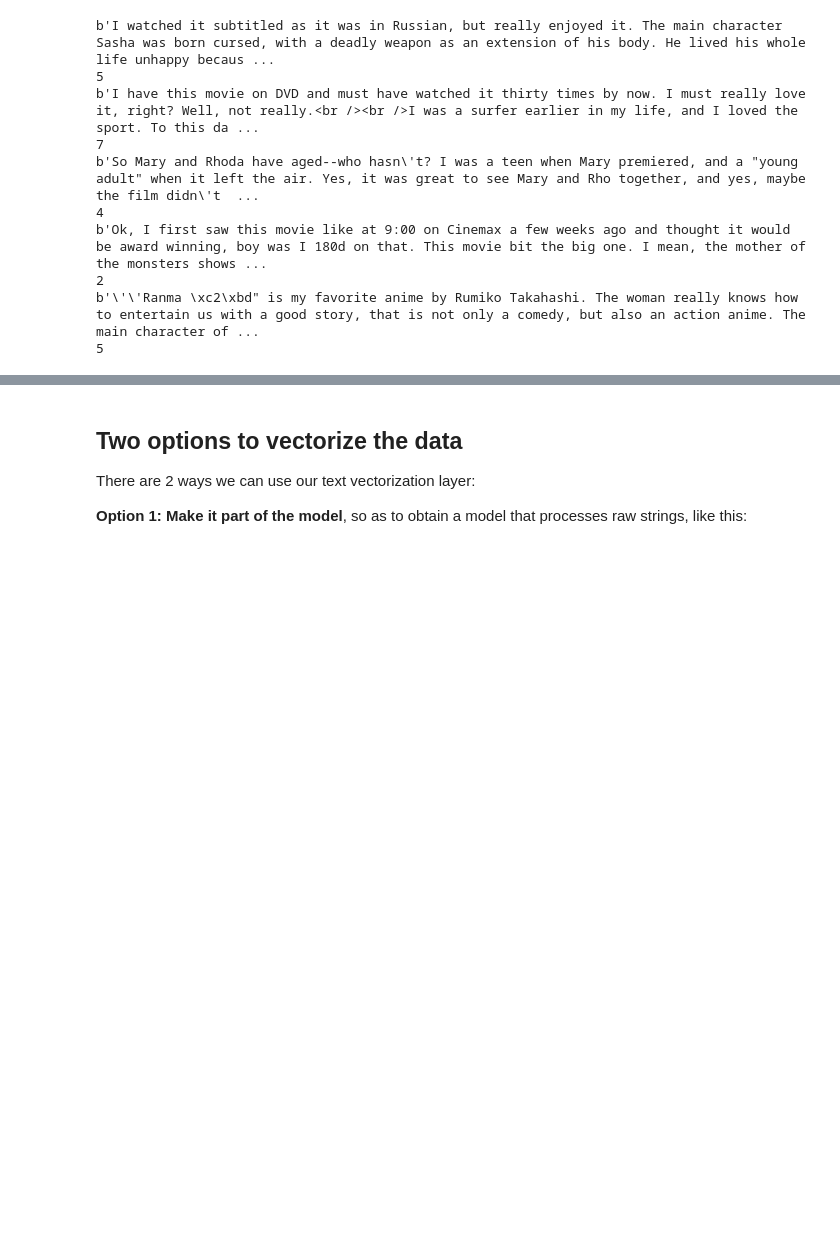
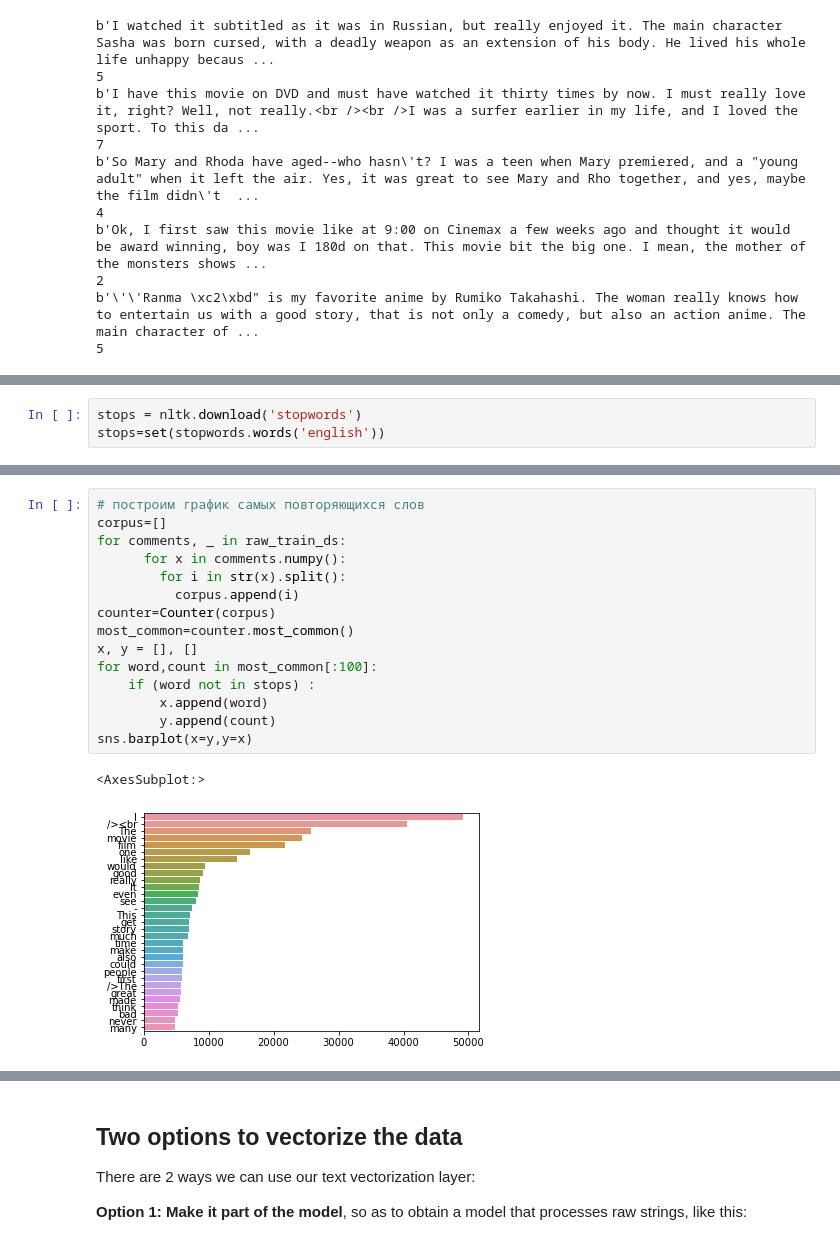
Before and after one commit to Sergey-Misyura/Pet-projects-DS, a Jupyter notebook: Movie review classifier/Movie review classifier.ipynb, the cells around one changed output, grey strips where cells are left out. Cells and saved outputs as stored; diff of their text form; blank space fills up the shorter version.

```diff
--- a/Movie review classifier/Movie review classifier.ipynb
+++ b/Movie review classifier/Movie review classifier.ipynb
@@ -195,0 +204,3 @@ In particular, we remove `<br />` tags.
+# %%
+stops = nltk.download('stopwords')
+stops=set(stopwords.words('english'))
@@ -195,0 +210,18 @@ In particular, we remove `<br />` tags.
+# %%
+# построим график самых повторяющихся слов
+corpus=[]
+for comments, _ in raw_train_ds:
+      for x in comments.numpy():
+        for i in str(x).split():
+          corpus.append(i)
+counter=Counter(corpus)
+most_common=counter.most_common()
+x, y = [], []
+for word,count in most_common[:100]:
+    if (word not in stops) :
+        x.append(word)
+        y.append(count)
+sns.barplot(x=y,y=x)
+# %% [output]
+<AxesSubplot:>
+[figure, added]
```
Also changed, not shown: parts of 35 cells of this notebook.
